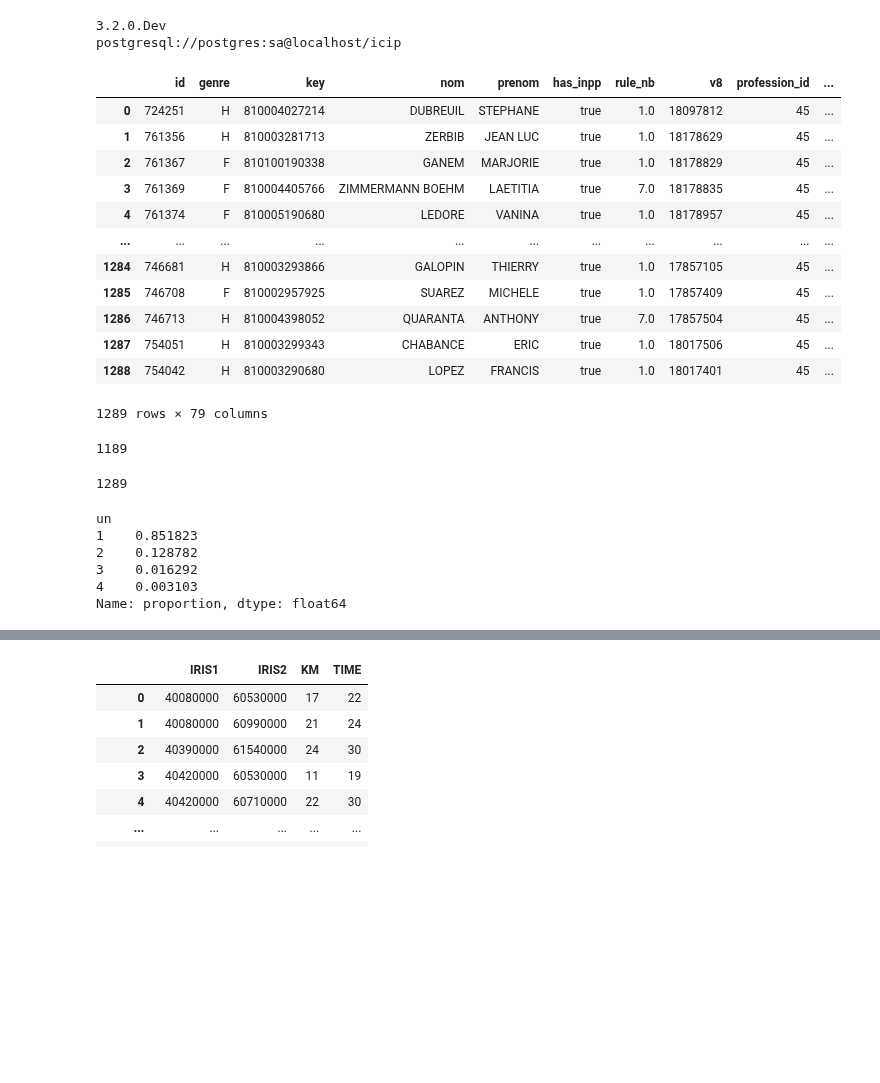
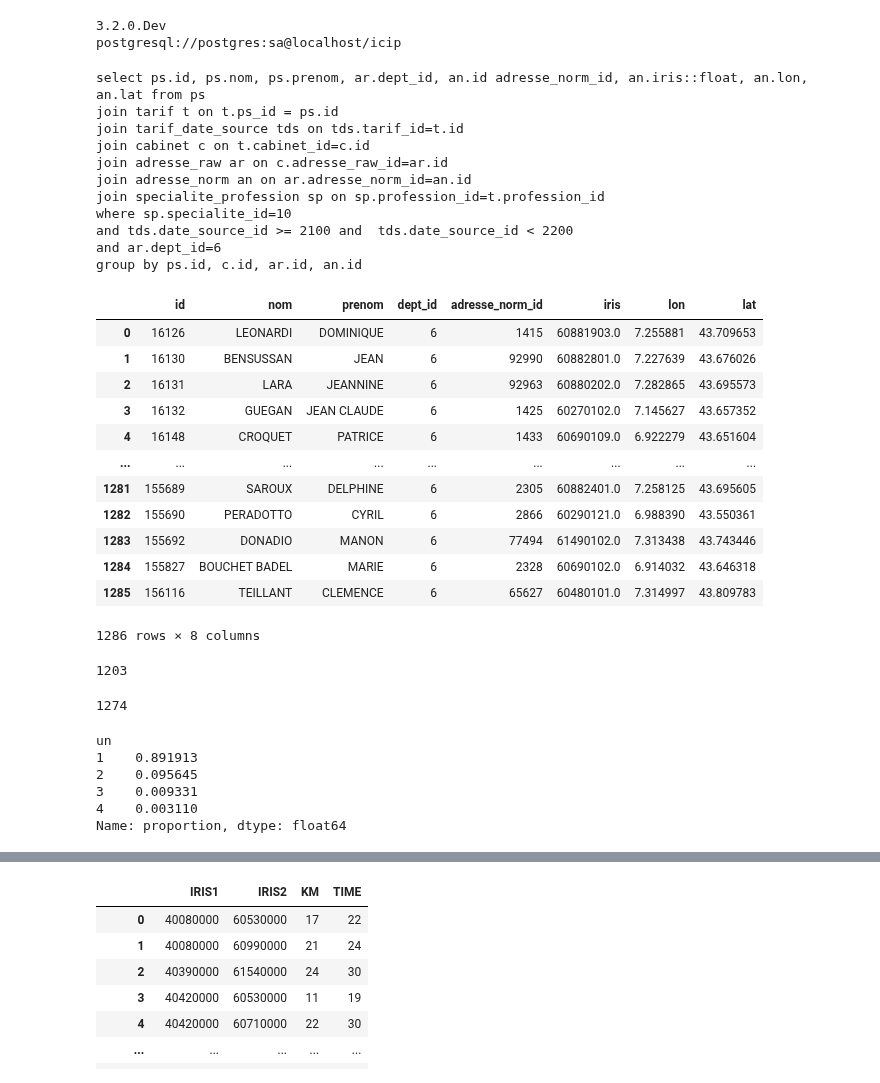
Before and after one commit to cyrilvincent/skema, a Jupyter notebook: apl/apl_gene_2022_no_dta.ipynb, the cells around one changed output, grey strips where cells are left out. Cells and saved outputs as stored; diff of their text form; code cells hidden in the pictures; blank space fills up the shorter version.

```diff
--- a/apl/apl_gene_2022_no_dta.ipynb
+++ b/apl/apl_gene_2022_no_dta.ipynb
@@ -8,42 +9,74 @@ print(config.connection_string)
 3.2.0.Dev
 postgresql://postgres:sa@localhost/icip
 # %%
-gene = pd.read_stata("Etude 06/Gene06.dta")
+specialite=10
+year=21
+sql = f"""
+select ps.id, ps.nom, ps.prenom, ar.dept_id, an.id adresse_norm_id, an.iris::float, an.lon, an.lat from ps
+join tarif t on t.ps_id = ps.id
+join tarif_date_source tds on tds.tarif_id=t.id
+join cabinet c on t.cabinet_id=c.id
+join adresse_raw ar on c.adresse_raw_id=ar.id
+join adresse_norm an on ar.adresse_norm_id=an.id
+join specialite_profession sp on sp.profession_id=t.profession_id
+where sp.specialite_id=10
+and tds.date_source_id >= 2100 and  tds.date_source_id < 2200
+and ar.dept_id=6
+group by ps.id, c.id, ar.id, an.id
+"""
+print(sql)
+gene = pd.read_sql(sql, config.connection_string)
+# 1286
+# 50488 gene en 2023
+# 47058 en 2024
+
+# gene = pd.read_stata("Etude 06/Gene06.dta")
+gene.style.set_table_attributes('style="font-size: 10px;height:10px;"')
 gene #1289
 # %% [output]
+select ps.id, ps.nom, ps.prenom, ar.dept_id, an.id adresse_norm_id, an.iris::float, an.lon, an.lat from ps
+join tarif t on t.ps_id = ps.id
+join tarif_date_source tds on tds.tarif_id=t.id
+join cabinet c on t.cabinet_id=c.id
+join adresse_raw ar on c.adresse_raw_id=ar.id
+join adresse_norm an on ar.adresse_norm_id=an.id
+join specialite_profession sp on sp.profession_id=t.profession_id
+where sp.specialite_id=10
+and tds.date_source_id >= 2100 and  tds.date_source_id < 2200
+and ar.dept_id=6
+group by ps.id, c.id, ar.id, an.id
-|  | id | genre | key | nom | prenom | has_inpp | rule_nb | v8 | profession_id | ... |
-| 0 | 724251 | H | 810004027214 | DUBREUIL | STEPHANE | true | 1.0 | 18097812 | 45 | ... |
-| 1 | 761356 | H | 810003281713 | ZERBIB | JEAN LUC | true | 1.0 | 18178629 | 45 | ... |
-| 2 | 761367 | F | 810100190338 | GANEM | MARJORIE | true | 1.0 | 18178829 | 45 | ... |
-| 3 | 761369 | F | 810004405766 | ZIMMERMANN BOEHM | LAETITIA | true | 7.0 | 18178835 | 45 | ... |
-| 4 | 761374 | F | 810005190680 | LEDORE | VANINA | true | 1.0 | 18178957 | 45 | ... |
-| ... | ... | ... | ... | ... | ... | ... | ... | ... | ... | ... |
-| 1284 | 746681 | H | 810003293866 | GALOPIN | THIERRY | true | 1.0 | 17857105 | 45 | ... |
-| 1285 | 746708 | F | 810002957925 | SUAREZ | MICHELE | true | 1.0 | 17857409 | 45 | ... |
-| 1286 | 746713 | H | 810004398052 | QUARANTA | ANTHONY | true | 7.0 | 17857504 | 45 | ... |
-| 1287 | 754051 | H | 810003299343 | CHABANCE | ERIC | true | 1.0 | 18017506 | 45 | ... |
-| 1288 | 754042 | H | 810003290680 | LOPEZ | FRANCIS | true | 1.0 | 18017401 | 45 | ... |
+|  | id | nom | prenom | dept_id | adresse_norm_id | iris | lon | lat |
+| 0 | 16126 | LEONARDI | DOMINIQUE | 6 | 1415 | 60881903.0 | 7.255881 | 43.709653 |
+| 1 | 16130 | BENSUSSAN | JEAN | 6 | 92990 | 60882801.0 | 7.227639 | 43.676026 |
+| 2 | 16131 | LARA | JEANNINE | 6 | 92963 | 60880202.0 | 7.282865 | 43.695573 |
+| 3 | 16132 | GUEGAN | JEAN CLAUDE | 6 | 1425 | 60270102.0 | 7.145627 | 43.657352 |
+| 4 | 16148 | CROQUET | PATRICE | 6 | 1433 | 60690109.0 | 6.922279 | 43.651604 |
+| ... | ... | ... | ... | ... | ... | ... | ... | ... |
+| 1281 | 155689 | SAROUX | DELPHINE | 6 | 2305 | 60882401.0 | 7.258125 | 43.695605 |
+| 1282 | 155690 | PERADOTTO | CYRIL | 6 | 2866 | 60290121.0 | 6.988390 | 43.550361 |
+| 1283 | 155692 | DONADIO | MANON | 6 | 77494 | 61490102.0 | 7.313438 | 43.743446 |
+| 1284 | 155827 | BOUCHET BADEL | MARIE | 6 | 2328 | 60690102.0 | 6.914032 | 43.646318 |
+| 1285 | 156116 | TEILLANT | CLEMENCE | 6 | 65627 | 60480101.0 | 7.314997 | 43.809783 |
-1289 rows × 79 columns
+1286 rows × 8 columns
 # %%
-gene["id"].nunique() # 1189
+gene["id"].nunique() # 1189 sql 1203
 # %% [output]
-1189
+1203
 # %%
 gene["b"] = gene["id"].astype(str) + "_" + gene["lat"].astype(str) + "_" + gene["lon"].astype(str)
-gene["b"].nunique() #1289
+gene["b"].nunique() #1289 #sql 1274
 # %% [output]
-1289
+1274
 # %%
 gene = gene.sort_values(by='id')
-gene["unique"] = gene.groupby("id")["b"].transform("nunique")
-gene["un"] = gene["unique"]
+gene["un"] = gene.groupby("id")["b"].transform("nunique")
 gene["un"].value_counts(normalize=True) # 85 12 1
 # %% [output]
 un
-1    0.851823
-2    0.128782
-3    0.016292
-4    0.003103
+1    0.891913
+2    0.095645
+3    0.009331
+4    0.003110
 Name: proportion, dtype: float64
 # %%
 gene['weight'] = 1 / gene['un']
```
Also changed, not shown: parts of 16 cells of this notebook, 26 other files.
